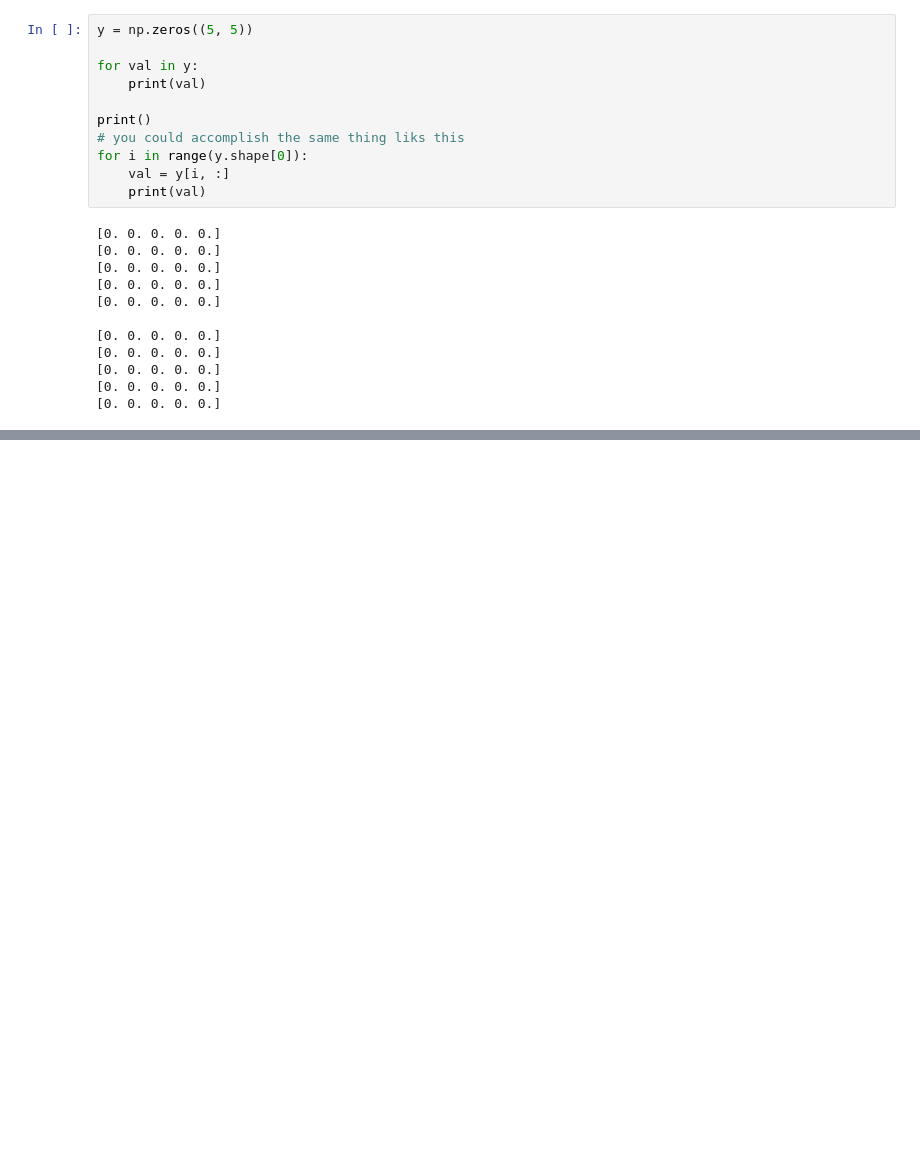
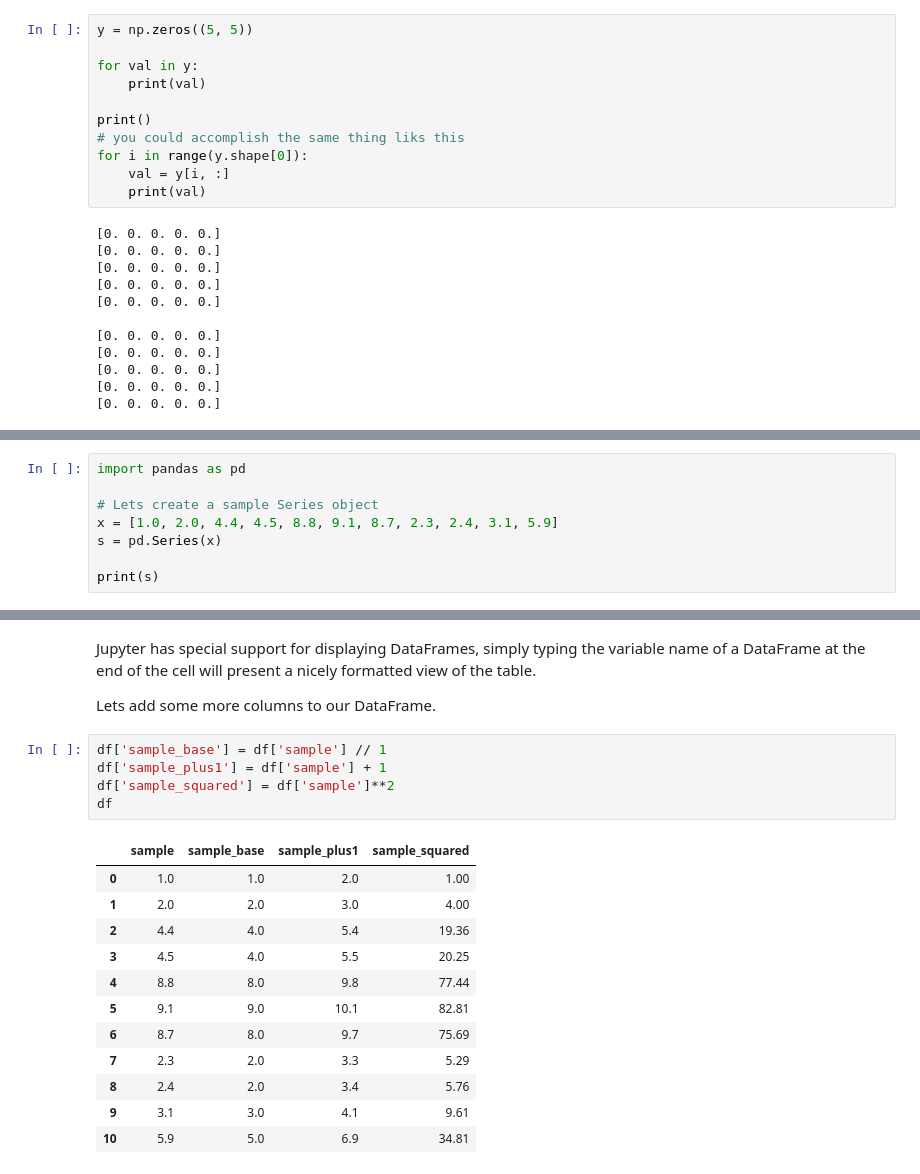
Before and after one commit to semaphoreP/codeastro, a Jupyter notebook: Day1/numpy_pandas.ipynb, the cells around one changed output, grey strips where cells are left out. Cells and saved outputs as stored; diff of their text form; blank space fills up the shorter version.

```diff
--- a/Day1/numpy_pandas.ipynb
+++ b/Day1/numpy_pandas.ipynb
@@ -90,0 +99,8 @@ for i in range(y.shape[0]):
+# %%
+import pandas as pd
+
+# Lets create a sample Series object
+x = [1.0, 2.0, 4.4, 4.5, 8.8, 9.1, 8.7, 2.3, 2.4, 3.1, 5.9]
+s = pd.Series(x)
+
+print(s)
@@ -90,0 +144,22 @@ for i in range(y.shape[0]):
+# %% [markdown]
+Jupyter has special support for displaying DataFrames, simply typing the variable name of a DataFrame at the end of the cell will present a nicely formatted view of the table.
+
+Lets add some more columns to our DataFrame.
+# %%
+df['sample_base'] = df['sample'] // 1
+df['sample_plus1'] = df['sample'] + 1
+df['sample_squared'] = df['sample']**2
+df
+# %% [output]
+|  | sample | sample_base | sample_plus1 | sample_squared |
+| 0 | 1.0 | 1.0 | 2.0 | 1.00 |
+| 1 | 2.0 | 2.0 | 3.0 | 4.00 |
+| 2 | 4.4 | 4.0 | 5.4 | 19.36 |
+| 3 | 4.5 | 4.0 | 5.5 | 20.25 |
+| 4 | 8.8 | 8.0 | 9.8 | 77.44 |
+| 5 | 9.1 | 9.0 | 10.1 | 82.81 |
+| 6 | 8.7 | 8.0 | 9.7 | 75.69 |
+| 7 | 2.3 | 2.0 | 3.3 | 5.29 |
+| 8 | 2.4 | 2.0 | 3.4 | 5.76 |
+| 9 | 3.1 | 3.0 | 4.1 | 9.61 |
+| 10 | 5.9 | 5.0 | 6.9 | 34.81 |
```
Also changed, not shown: parts of 23 cells of this notebook, 4 other files.
